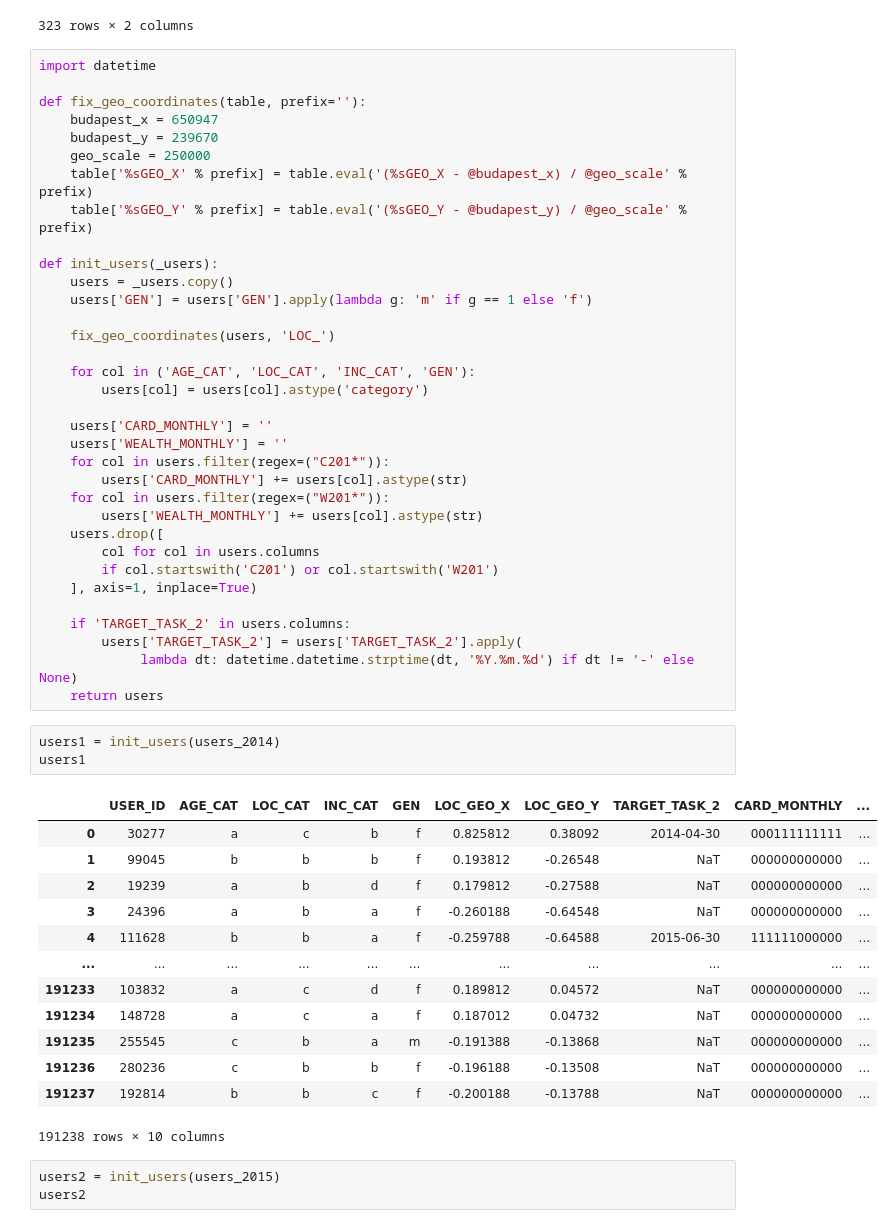
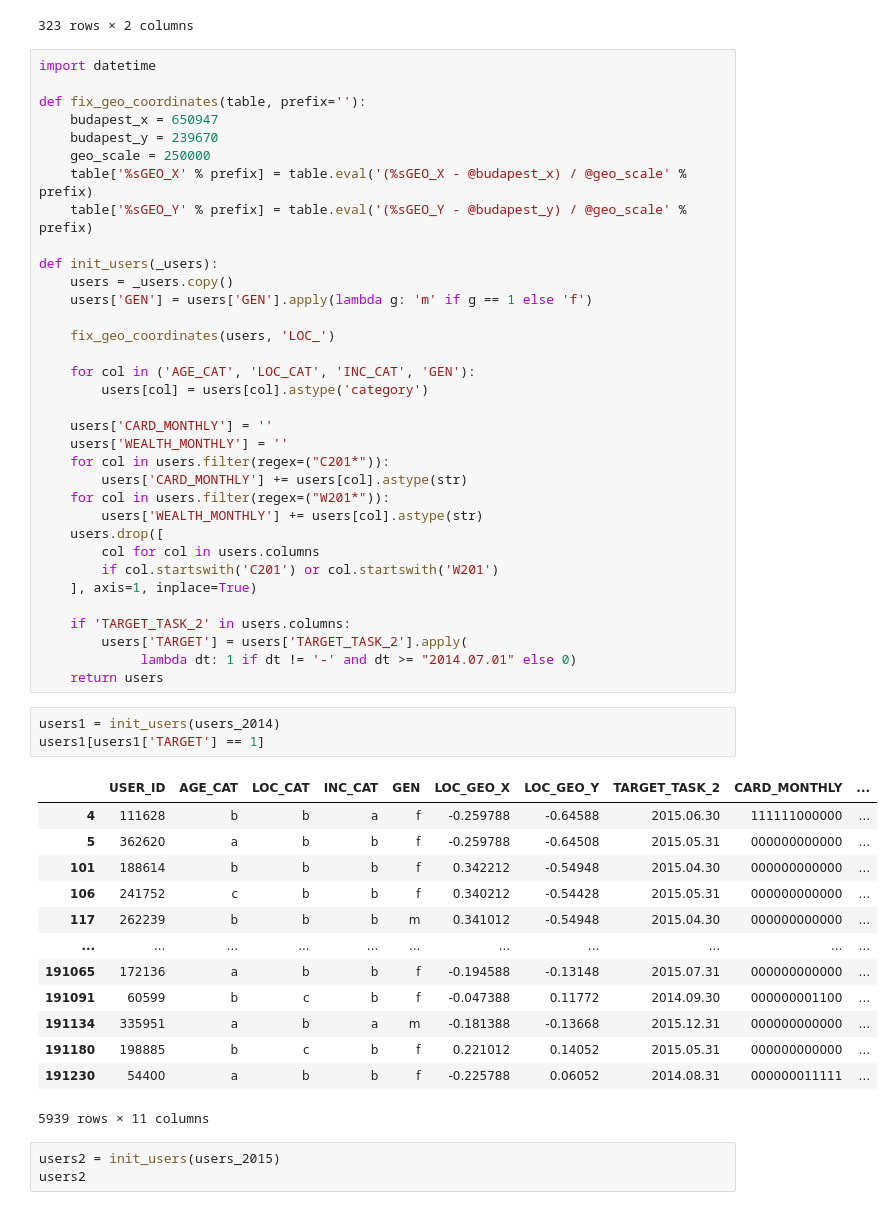
Before and after one commit to voidmax/HSE-project, a Jupyter notebook: reading_data.ipynb, the cells around one changed output. Saved outputs shown, nothing was run; the diff lists cells and outputs as text.

```diff
--- a/reading_data.ipynb
+++ b/reading_data.ipynb
@@ -292,26 +292,26 @@ def init_users(_users):
     ], axis=1, inplace=True)
 
     if 'TARGET_TASK_2' in users.columns:
-        users['TARGET_TASK_2'] = users['TARGET_TASK_2'].apply(
-             lambda dt: datetime.datetime.strptime(dt, '%Y.%m.%d') if dt != '-' else None)
+        users['TARGET'] = users['TARGET_TASK_2'].apply(
+             lambda dt: 1 if dt != '-' and dt >= "2014.07.01" else 0)
     return users
 # %%
 users1 = init_users(users_2014)
-users1
+users1[users1['TARGET'] == 1]
 # %% [output]
 |  | USER_ID | AGE_CAT | LOC_CAT | INC_CAT | GEN | LOC_GEO_X | LOC_GEO_Y | TARGET_TASK_2 | CARD_MONTHLY | ... |
-| 0 | 30277 | a | c | b | f | 0.825812 | 0.38092 | 2014-04-30 | 000111111111 | ... |
-| 1 | 99045 | b | b | b | f | 0.193812 | -0.26548 | NaT | 000000000000 | ... |
-| 2 | 19239 | a | b | d | f | 0.179812 | -0.27588 | NaT | 000000000000 | ... |
-| 3 | 24396 | a | b | a | f | -0.260188 | -0.64548 | NaT | 000000000000 | ... |
-| 4 | 111628 | b | b | a | f | -0.259788 | -0.64588 | 2015-06-30 | 111111000000 | ... |
+| 4 | 111628 | b | b | a | f | -0.259788 | -0.64588 | 2015.06.30 | 111111000000 | ... |
+| 5 | 362620 | a | b | b | f | -0.259788 | -0.64508 | 2015.05.31 | 000000000000 | ... |
+| 101 | 188614 | b | b | b | f | 0.342212 | -0.54948 | 2015.04.30 | 000000000000 | ... |
+| 106 | 241752 | c | b | b | f | 0.340212 | -0.54428 | 2015.05.31 | 000000000000 | ... |
+| 117 | 262239 | b | b | b | m | 0.341012 | -0.54948 | 2015.04.30 | 000000000000 | ... |
 | ... | ... | ... | ... | ... | ... | ... | ... | ... | ... | ... |
-| 191233 | 103832 | a | c | d | f | 0.189812 | 0.04572 | NaT | 000000000000 | ... |
-| 191234 | 148728 | a | c | a | f | 0.187012 | 0.04732 | NaT | 000000000000 | ... |
-| 191235 | 255545 | c | b | a | m | -0.191388 | -0.13868 | NaT | 000000000000 | ... |
-| 191236 | 280236 | c | b | b | f | -0.196188 | -0.13508 | NaT | 000000000000 | ... |
-| 191237 | 192814 | b | b | c | f | -0.200188 | -0.13788 | NaT | 000000000000 | ... |
+| 191065 | 172136 | a | b | b | f | -0.194588 | -0.13148 | 2015.07.31 | 000000000000 | ... |
+| 191091 | 60599 | b | c | b | f | -0.047388 | 0.11772 | 2014.09.30 | 000000001100 | ... |
+| 191134 | 335951 | a | b | a | m | -0.181388 | -0.13668 | 2015.12.31 | 000000000000 | ... |
+| 191180 | 198885 | b | c | b | f | 0.221012 | 0.14052 | 2015.05.31 | 000000000000 | ... |
+| 191230 | 54400 | a | b | b | f | -0.225788 | 0.06052 | 2014.08.31 | 000000011111 | ... |
-191238 rows × 10 columns
+5939 rows × 11 columns
 # %%
 users2 = init_users(users_2015)
 users2
```
Also changed, not shown: parts of 2 cells of this notebook, 3 other files.
